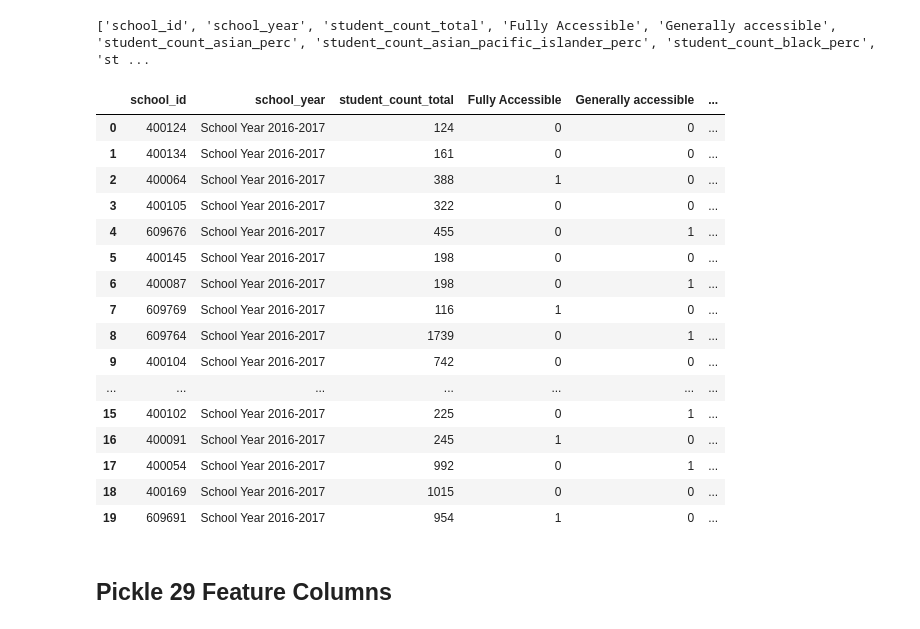
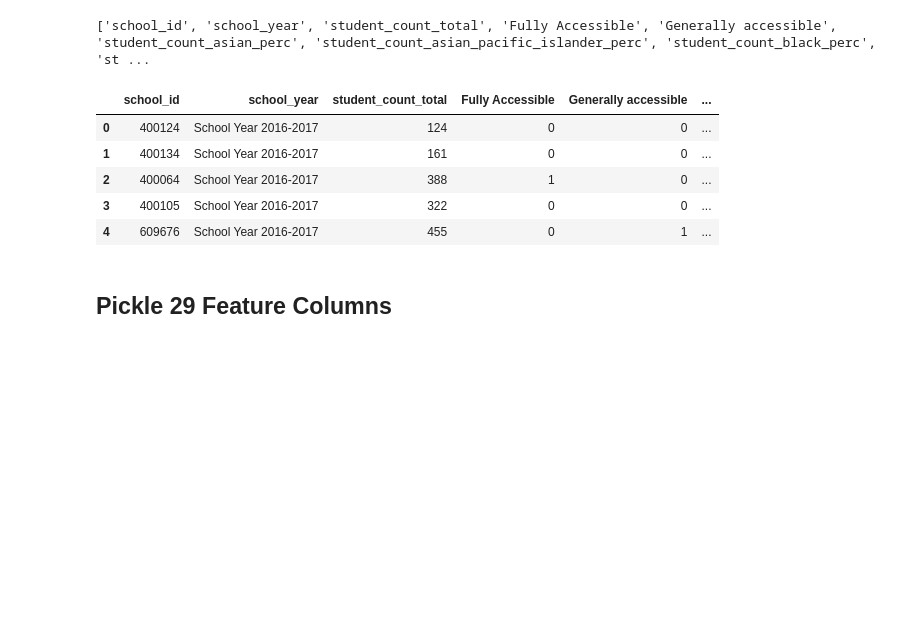
Before and after one commit to j-max/CPS_GradRate_Analysis, a Jupyter notebook: 02_feature_engineering.ipynb, the cells around one changed output. Cells and saved outputs as stored; diff of their text form; code cells hidden in the pictures; blank space fills up the shorter version.

```diff
--- a/02_feature_engineering.ipynb
+++ b/02_feature_engineering.ipynb
@@ -498,22 +498,11 @@ def replace_comma(row):
 
 df['Zip_Mean_Income'] = df.apply(lambda row: replace_comma(row), axis =1)
 # %%
-df.head(20)
+df.head()
 # %% [output]
 |  | school_id | school_year | student_count_total | Fully Accessible | Generally accessible | ... |
 | 0 | 400124 | School Year 2016-2017 | 124 | 0 | 0 | ... |
 | 1 | 400134 | School Year 2016-2017 | 161 | 0 | 0 | ... |
 | 2 | 400064 | School Year 2016-2017 | 388 | 1 | 0 | ... |
 | 3 | 400105 | School Year 2016-2017 | 322 | 0 | 0 | ... |
 | 4 | 609676 | School Year 2016-2017 | 455 | 0 | 1 | ... |
-| 5 | 400145 | School Year 2016-2017 | 198 | 0 | 0 | ... |
-| 6 | 400087 | School Year 2016-2017 | 198 | 0 | 1 | ... |
-| 7 | 609769 | School Year 2016-2017 | 116 | 1 | 0 | ... |
-| 8 | 609764 | School Year 2016-2017 | 1739 | 0 | 1 | ... |
-| 9 | 400104 | School Year 2016-2017 | 742 | 0 | 0 | ... |
-| ... | ... | ... | ... | ... | ... | ... |
-| 15 | 400102 | School Year 2016-2017 | 225 | 0 | 1 | ... |
-| 16 | 400091 | School Year 2016-2017 | 245 | 1 | 0 | ... |
-| 17 | 400054 | School Year 2016-2017 | 992 | 0 | 1 | ... |
-| 18 | 400169 | School Year 2016-2017 | 1015 | 0 | 0 | ... |
-| 19 | 609691 | School Year 2016-2017 | 954 | 1 | 0 | ... |
```
Also changed, not shown: parts of 2 cells of this notebook.
